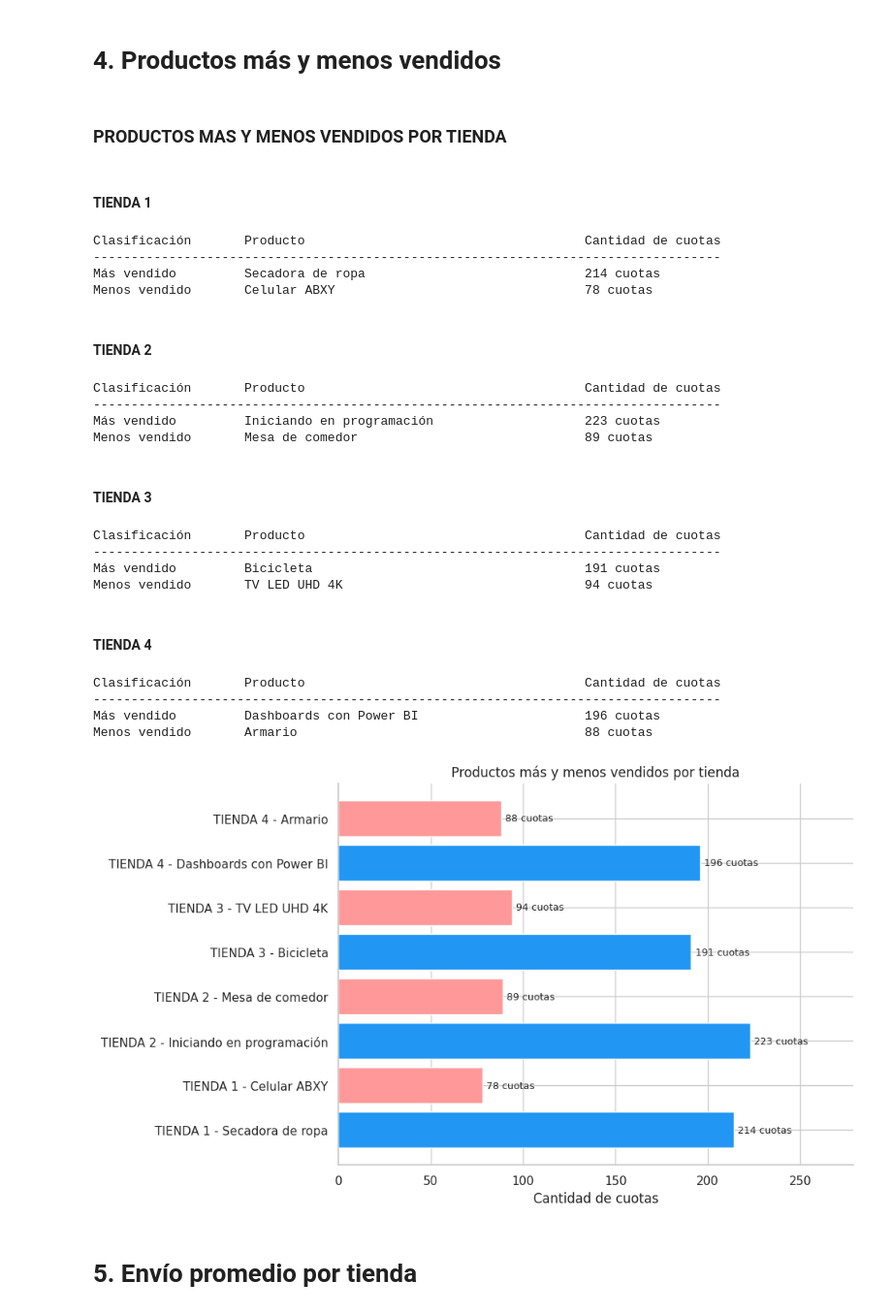
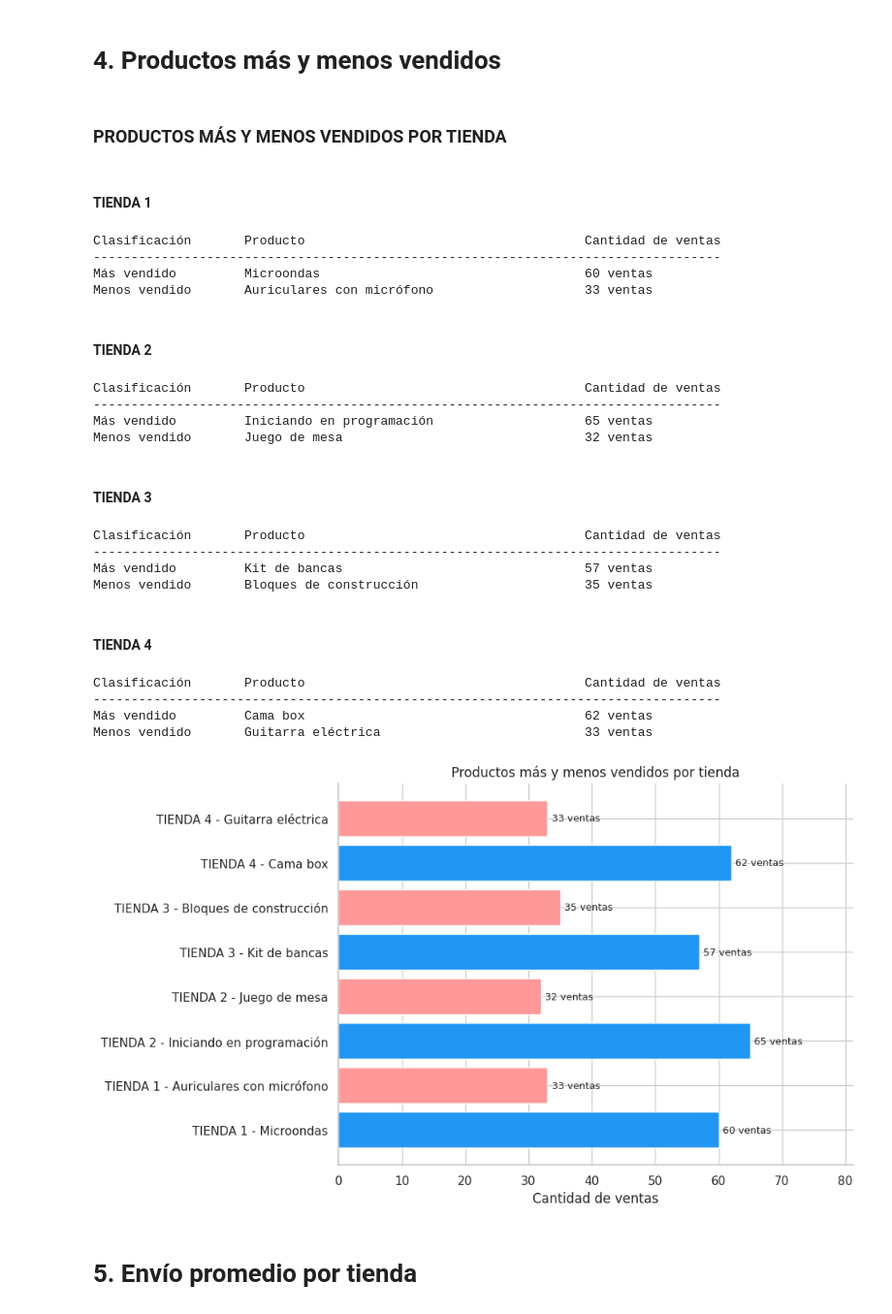
Before and after one commit to Saya-Sayita/Challenge1-Python, a Jupyter notebook: AluraStoreLatam.ipynb, the cells around one changed output. Shown: that part at 97% size. Saved outputs shown, nothing was run; the diff lists cells and outputs as text; code cells hidden in the pictures.

```diff
--- a/AluraStoreLatam.ipynb
+++ b/AluraStoreLatam.ipynb
@@ -52,8 +53,7 @@ df
 
 # Función para calcular facturación total
 def calcular_facturacion(data):
-    # Multiplica precio * cantidad vendida
-    return (data["Precio"] * data["Cantidad de cuotas"]).sum()
+    return (data["Precio"]).sum()
 
 # Calculamos la facturación para cada tienda
 facturaciones = {
@@ -230,88 +229,87 @@ Tienda 4 - Calificación promedio: 4.00
 # %% [markdown]
 # 4. Productos más y menos vendidos
 # %%
-from IPython.display import display, Markdown
-import matplotlib.pyplot as plt
-
-display(Markdown("### **PRODUCTOS MAS Y MENOS VENDIDOS POR TIENDA**"))
+display(Markdown("### **PRODUCTOS MÁS Y MENOS VENDIDOS POR TIENDA**"))
 
 # Datos por tienda
 tiendas = [tienda1, tienda2, tienda3, tienda4]
 nombres_tiendas = ['TIENDA 1', 'TIENDA 2', 'TIENDA 3', 'TIENDA 4']
 
-# Para gráfico único
+# Para gráfico
 etiquetas = []
 productos = []
-cuotas = []
+ventas = []
 colores = []
 
 # Texto por tienda
 for i, tienda in enumerate(tiendas):
-    resumen = tienda.groupby("Producto")["Cantidad de cuotas"].sum().sort_values(ascending=False)
+    resumen = tienda["Producto"].value_counts()
     producto_mas_vendido = resumen.idxmax()
-    cuotas_mas_vendido = int(resumen.max())
+    ventas_mas_vendido = resumen.max()
     producto_menos_vendido = resumen.idxmin()
-    cuotas_menos_vendido = int(resumen.min())
+    ventas_menos_vendido = resumen.min()
 
     # Título de tienda
     display(Markdown(f"#### **{nombres_tiendas[i]}**"))
 
     # Texto alineado
-    print("Clasificación".ljust(20) + "Producto".ljust(45) + "Cantidad de cuotas")
+    print("Clasificación".ljust(20) + "Producto".ljust(45) + "Cantidad de ventas")
     print("-" * 83)
-    print("Más vendido".ljust(20) + producto_mas_vendido.ljust(45) + f"{cuotas_mas_vendido:,}".replace(",", ".") + " cuotas")
-    print("Menos vendido".ljust(20) + producto_menos_vendido.ljust(45) + f"{cuotas_menos_vendido:,}".replace(",", ".") + " cuotas")
+    print("Más vendido".ljust(20) + producto_mas_vendido.ljust(45) + f"{ventas_mas_vendido:,}".replace(",", ".") + " ventas")
+    print("Menos vendido".ljust(20) + producto_menos_vendido.ljust(45) + f"{ventas_menos_vendido:,}".replace(",", ".") + " ventas")
 
     # Para el gráfico
     etiquetas.append(f"{nombres_tiendas[i]} - {producto_mas_vendido}")
     productos.append(producto_mas_vendido)
-    cuotas.append(cuotas_mas_vendido)
-    colores.append('#2196F3')  # Azul
+    ventas.append(ventas_mas_vendido)
+    colores.append('#2196F3')
 
     etiquetas.append(f"{nombres_tiendas[i]} - {producto_menos_vendido}")
     productos.append(producto_menos_vendido)
-    cuotas.append(cuotas_menos_vendido)
-    colores.append('#FF9999')  # Rojo
+    ventas.append(ventas_menos_vendido)
+    colores.append('#FF9999')
+
 print('\n')
+
 # Gráfico único agrupado
 fig, ax = plt.subplots(figsize=(10, 6))
-bars = ax.barh(etiquetas, cuotas, color=colores)
+bars = ax.barh(etiquetas, ventas, color=colores)
 
 for bar in bars:
     ancho = bar.get_width()
-    ax.text(ancho + max(cuotas) * 0.01,
+    ax.text(ancho + max(ventas) * 0.01,
             bar.get_y() + bar.get_height() / 2,
-            f"{int(ancho):,}".replace(",", ".") + " cuotas",
+            f"{int(ancho):,}".replace(",", ".") + " ventas",
             va='center', fontsize=9)
 
-ax.set_xlabel("Cantidad de cuotas")
-ax.set_xlim(0, max(cuotas) * 1.25)
+ax.set_xlabel("Cantidad de ventas")
+ax.set_xlim(0, max(ventas) * 1.25)
 ax.set_title("Productos más y menos vendidos por tienda")
 ax.spines[['top', 'right']].set_visible(False)
 plt.tight_layout()
 plt.show()
 # %% [output]
-### **PRODUCTOS MAS Y MENOS VENDIDOS POR TIENDA**
+### **PRODUCTOS MÁS Y MENOS VENDIDOS POR TIENDA**
 #### **TIENDA 1**
-Clasificación       Producto                                     Cantidad de cuotas
+Clasificación       Producto                                     Cantidad de ventas
 -----------------------------------------------------------------------------------
-Más vendido         Secadora de ropa                             214 cuotas
-Menos vendido       Celular ABXY                                 78 cuotas
+Más vendido         Microondas                                   60 ventas
+Menos vendido       Auriculares con micrófono                    33 ventas
 #### **TIENDA 2**
-Clasificación       Producto                                     Cantidad de cuotas
+Clasificación       Producto                                     Cantidad de ventas
 -----------------------------------------------------------------------------------
-Más vendido         Iniciando en programación                    223 cuotas
-Menos vendido       Mesa de comedor                              89 cuotas
+Más vendido         Iniciando en programación                    65 ventas
+Menos vendido       Juego de mesa                                32 ventas
 #### **TIENDA 3**
-Clasificación       Producto                                     Cantidad de cuotas
+Clasificación       Producto                                     Cantidad de ventas
 -----------------------------------------------------------------------------------
-Más vendido         Bicicleta                                    191 cuotas
-Menos vendido       TV LED UHD 4K                                94 cuotas
+Más vendido         Kit de bancas                                57 ventas
+Menos vendido       Bloques de construcción                      35 ventas
 #### **TIENDA 4**
-Clasificación       Producto                                     Cantidad de cuotas
+Clasificación       Producto                                     Cantidad de ventas
 -----------------------------------------------------------------------------------
-Más vendido         Dashboards con Power BI                      196 cuotas
-Menos vendido       Armario                                      88 cuotas
+Más vendido         Cama box                                     62 ventas
+Menos vendido       Guitarra eléctrica                           33 ventas
-[figure, old version]
+[figure, new version]
 # %% [markdown]
 # 5. Envío promedio por tienda
```
Also changed, not shown: parts of 7 cells of this notebook.
